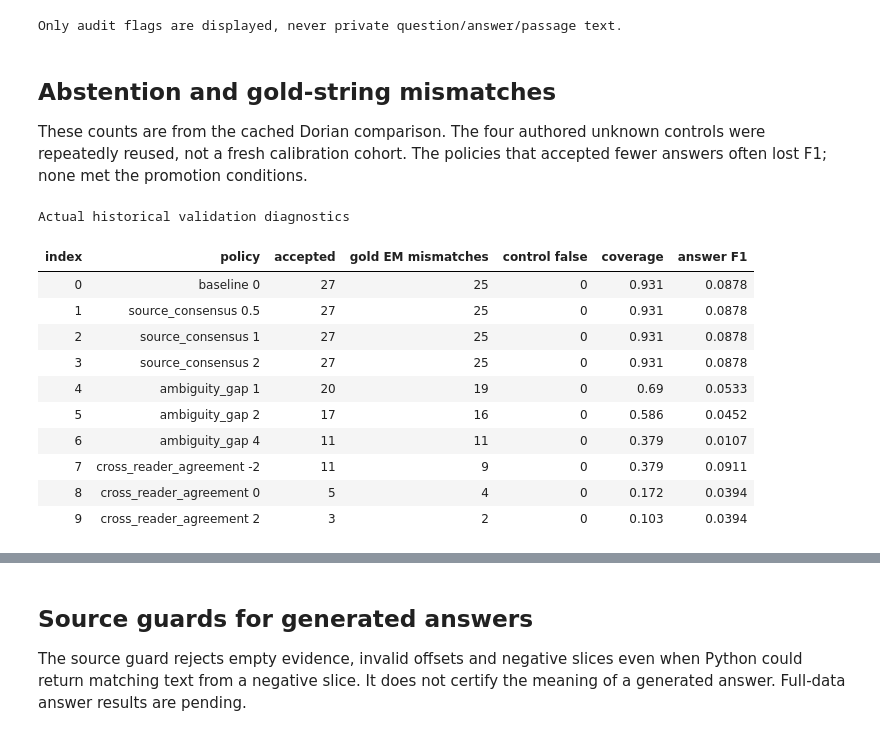
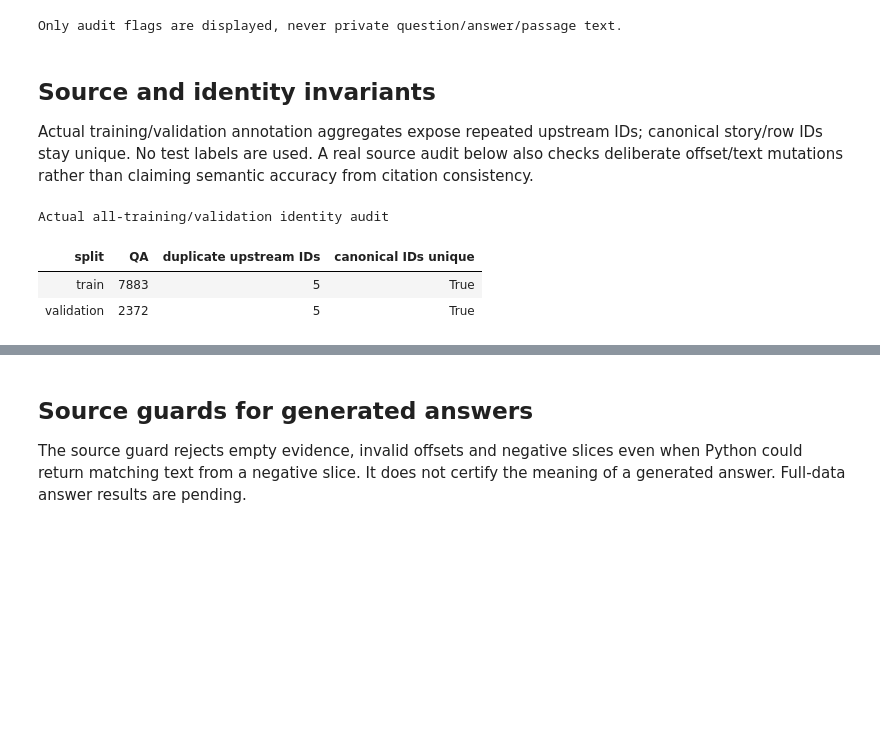
Before and after one commit to Ayano123587/thematic-literature-rag, a Jupyter notebook: notebooks/03_citation_and_error_analysis.ipynb, the cells around one changed output, grey strips where cells are left out. Saved outputs shown, nothing was run; the diff lists cells and outputs as text; code cells hidden in the pictures; blank space fills up the shorter version.

```diff
--- a/notebooks/03_citation_and_error_analysis.ipynb
+++ b/notebooks/03_citation_and_error_analysis.ipynb
@@ -239,37 +410,29 @@ Actual artifact replay audits; no model rerun
 |  | previously tampered copy |  |  | Answer does not match cited sourc... |  | ... |
 Only audit flags are displayed, never private question/answer/passage text.
 # %% [markdown]
-## Abstention and gold-string mismatches
+## Source and identity invariants
 
-These counts are from the cached Dorian comparison. The four authored unknown
-controls were repeatedly reused, not a fresh calibration cohort. The policies
-that accepted fewer answers often lost F1; none met the promotion conditions.
+Actual training/validation annotation aggregates expose repeated upstream IDs;
+canonical story/row IDs stay unique. No test labels are used. A real source audit
+below also checks deliberate offset/text mutations rather than claiming semantic
+accuracy from citation consistency.
 # %%
-history=read_json("docs/v4-cached-validation-results.json")
-rows=[]
-for i,r in enumerate(history["results"]):
-    rows.append({"index":i,"policy":r["policy"]["method"]+" "+str(r["policy"]["magnitude"]),
-                 "accepted":r["accepted_answers"],"gold EM mismatches":r["accepted_gold_em_mismatches"],
-                 "control false":r["control_false_answers"],"coverage":round(r["answer_coverage"],3),"answer F1":round(r["token_f1"],4)})
-table(rows,list(rows[0]),"Actual historical validation diagnostics")
-fig,ax=plt.subplots(figsize=(10,4))
-x=np.arange(len(rows))
-ax.bar(x-.18,[r["accepted"] for r in rows],width=.36,label="Accepted answers",color="#386cb0")
-ax.bar(x+.18,[r["gold EM mismatches"] for r in rows],width=.36,label="Accepted gold-string mismatches",color="#e07a5f")
-ax.set_xticks(x,[str(r["index"]) for r in rows])
-ax.set(xlabel="Policy index in table",ylabel="Questions",title="Recorded counts; string mismatch is not semantic error proof")
-ax.legend(frameon=False)
-show_figure(fig,"historical-error-counts")
+summary = read_json("docs/data-summary.json")
+table(
+    [
+        {
+            "split": split,
+            "QA": r["questions"],
+            "duplicate upstream IDs": r["duplicate_original_ids"],
+            "canonical IDs unique": r["canonical_ids_unique"],
+        }
+        for split, r in summary["annotations"].items()
+    ],
+    ["split", "QA", "duplicate upstream IDs", "canonical IDs unique"],
+    "Actual all-training/validation identity audit",
+)
 # %% [output]
-Actual historical validation diagnostics
+Actual all-training/validation identity audit
-| index | policy | accepted | gold EM mismatches | control false | coverage | answer F1 |
-| 0 | baseline 0 | 27 | 25 | 0 | 0.931 | 0.0878 |
-| 1 | source_consensus 0.5 | 27 | 25 | 0 | 0.931 | 0.0878 |
-| 2 | source_consensus 1 | 27 | 25 | 0 | 0.931 | 0.0878 |
-| 3 | source_consensus 2 | 27 | 25 | 0 | 0.931 | 0.0878 |
-| 4 | ambiguity_gap 1 | 20 | 19 | 0 | 0.69 | 0.0533 |
-| 5 | ambiguity_gap 2 | 17 | 16 | 0 | 0.586 | 0.0452 |
-| 6 | ambiguity_gap 4 | 11 | 11 | 0 | 0.379 | 0.0107 |
-| 7 | cross_reader_agreement -2 | 11 | 9 | 0 | 0.379 | 0.0911 |
-| 8 | cross_reader_agreement 0 | 5 | 4 | 0 | 0.172 | 0.0394 |
-| 9 | cross_reader_agreement 2 | 3 | 2 | 0 | 0.103 | 0.0394 |
+| split | QA | duplicate upstream IDs | canonical IDs unique |
+| train | 7883 | 5 | True |
+| validation | 2372 | 5 | True |
```
Also changed, not shown: parts of 10 cells of this notebook, 47 other files.
